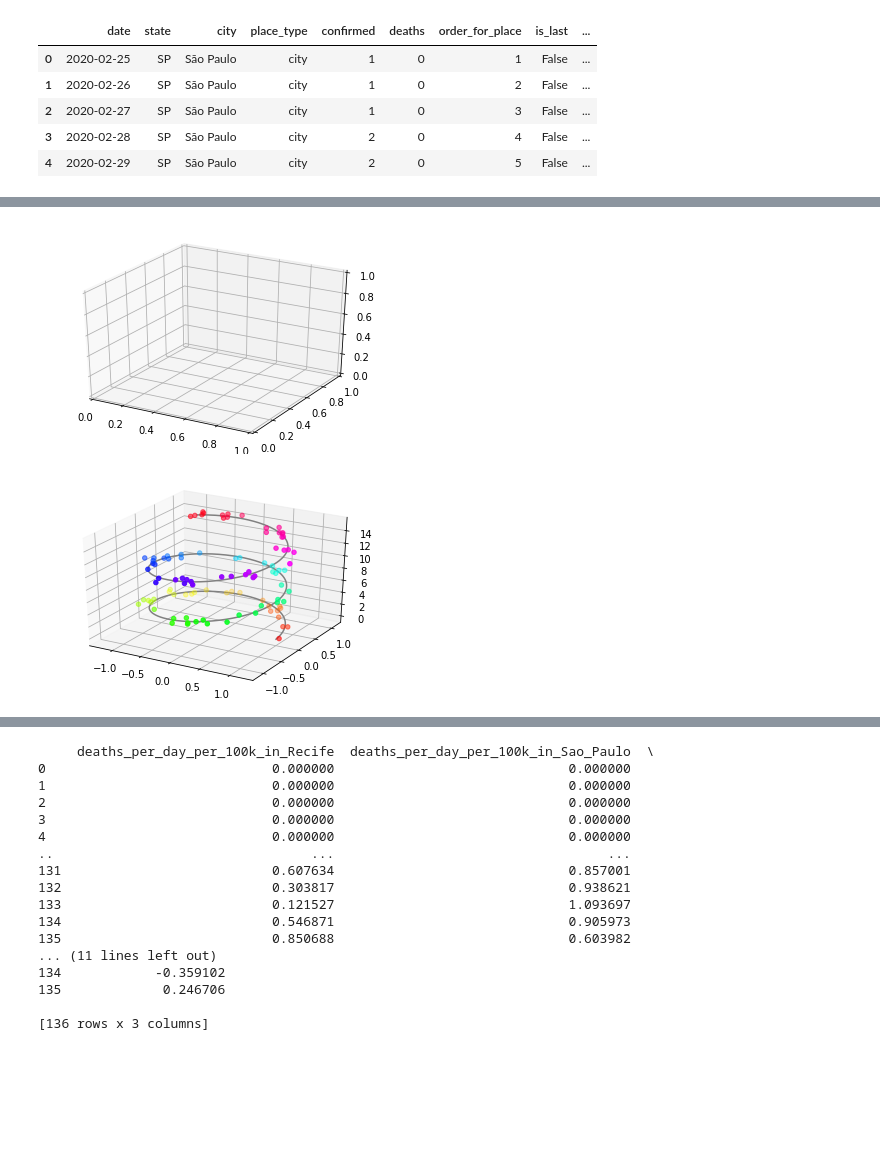
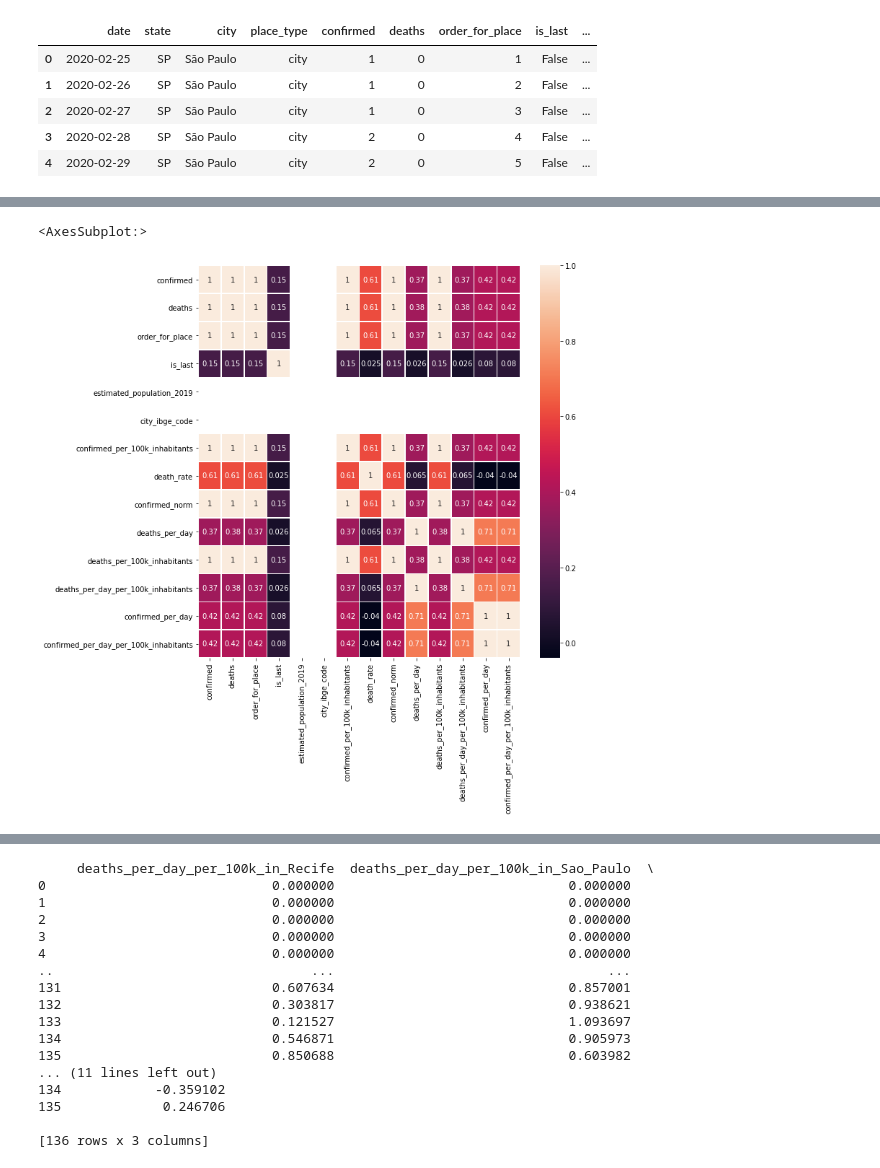
Before and after one commit to mathlimma/data-science-project-1, a Jupyter notebook: covid19.ipynb, the cells around one changed output, grey strips where cells are left out. Saved outputs shown, nothing was run; the diff lists cells and outputs as text; code cells hidden in the pictures; blank space fills up the shorter version.

```diff
--- a/covid19.ipynb
+++ b/covid19.ipynb
@@ -474,27 +453,32 @@ covidRecife.corr(method='spearman')
-# %%
-fig = plt.figure()
-ax = plt.axes(projection="3d")
-
-plt.show()
-# %% [output]
-[figure, removed]
-# %%
-
-fig = plt.figure()
-ax = plt.axes(projection="3d")
-
-z_line = np.linspace(0, 15, 1000)
-x_line = np.cos(z_line)
-y_line = np.sin(z_line)
-ax.plot3D(x_line, y_line, z_line, 'gray')
-
-z_points = 15 * np.random.random(100)
-x_points = np.cos(z_points) + 0.1 * np.random.randn(100)
-y_points = np.sin(z_points) + 0.1 * np.random.randn(100)
-ax.scatter3D(x_points, y_points, z_points, c=z_points, cmap='hsv');
-
-
-plt.show()
-# %% [output]
-[figure, removed]
+# %%
+# Aqui fazemos a correlação entre as colunas de covidRecife
+
+cmap = cmap=sns.diverging_palette(15, 250, as_cmap=True)
+
+def magnify():
+    return [dict(selector="th",
+                 props=[("font-size", "7pt")]),
+            dict(selector="td",
+                 props=[('padding', "0em 0em")]),
+            dict(selector="th:hover",
+                 props=[("font-size", "12pt")]),
+            dict(selector="tr:hover td:hover",
+                 props=[('max-width', '200px'),
+                        ('font-size', '12pt')])
+]
+
+corr.style.background_gradient(cmap, axis=1)\
+    .set_properties(**{'max-width': '120px', 'font-size': '10pt'})\
+    .set_caption("Hover to magify")\
+    .set_precision(2)\
+    .set_table_styles(magnify())
+
+fig, ax = plt.subplots(figsize=(10,10))
+sns.heatmap(corr,
+        xticklabels=corr.columns,
+        yticklabels=corr.columns,
+        linewidths=.5, ax=ax, annot=True)
+# %% [output]
+<AxesSubplot:>
+[figure, added]
 # %%
```
Also changed, not shown: parts of 18 cells of this notebook.
